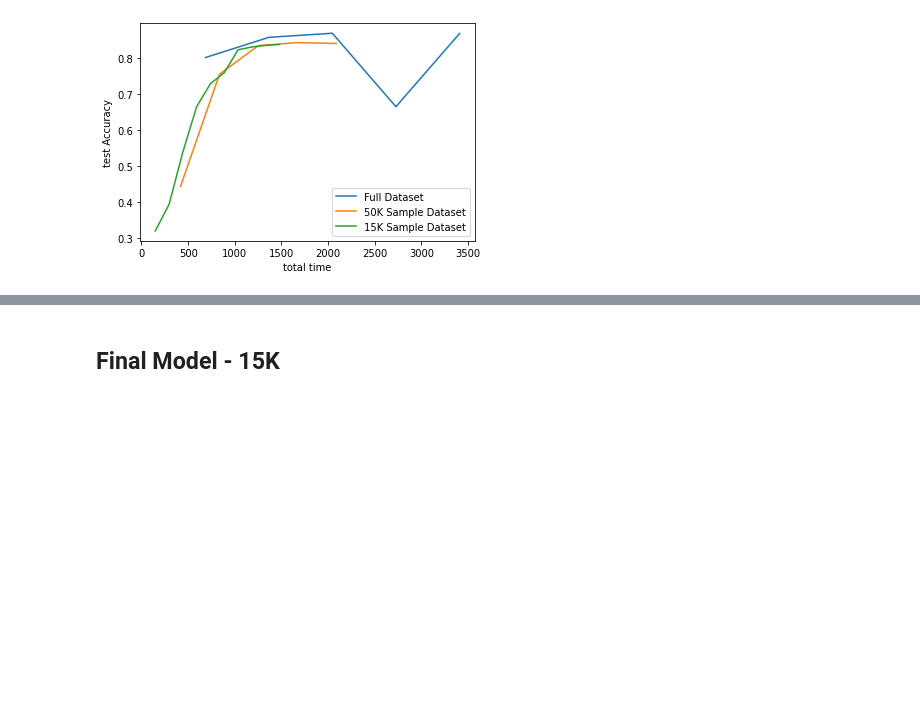
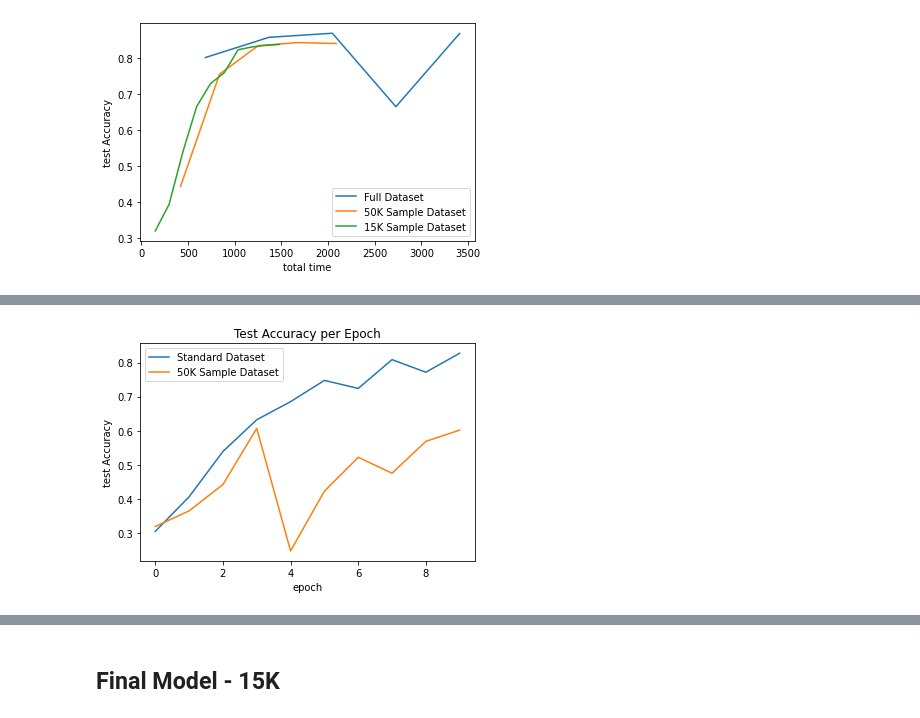
Before and after one commit to skbetz54/Samuel_DATA606, a Jupyter notebook: Notebooks/Machine_Learning_Implementation.ipynb, the cells around one changed output, grey strips where cells are left out. Saved outputs shown, nothing was run; the diff lists cells and outputs as text; code cells hidden in the pictures; blank space fills up the shorter version.

```diff
--- a/Notebooks/Machine_Learning_Implementation.ipynb
+++ b/Notebooks/Machine_Learning_Implementation.ipynb
@@ -597,0 +777,33 @@ sns.lineplot(x='total time', y='test Accuracy', data=batch1_packed_15k, label='1
+# %%
+D = 64
+vocab_size = len(idx2word_std)
+vocab_size_stop = len(idx2word_stop)
+hidden_nodes = 256
+classes = len(tweet_dict_standard.keys())
+
+device = torch.device("cuda") if torch.cuda.is_available() else torch.device("cpu")
+
+
+RNN_standard = nn.Sequential(
+    nn.Embedding(vocab_size, D),
+    nn.RNN(D, hidden_nodes, batch_first = True),
+    LastTimeStep(),
+    nn.Linear(hidden_nodes, classes)
+)
+RNN_stopword = nn.Sequential(
+    nn.Embedding(vocab_size_stop, D),
+    nn.RNN(D, hidden_nodes, batch_first = True),
+    LastTimeStep(),
+    nn.Linear(hidden_nodes, classes)
+)
+
+lossfunc = nn.CrossEntropyLoss()
+
+opt_std = torch.optim.SGD(RNN_standard.parameters(), lr=0.001)
+opt_stop = torch.optim.SGD(RNN_stopword.parameters(), lr=0.001)
+# %%
+standard_results = train_simple_network(RNN_standard, lossfunc, train_loader_std,
+test_loader=test_loader_std, score_funcs={'Accuracy': accuracy_score}, device=device,
+epochs=10)
+
+standard_results.tail()
@@ -597,0 +817,7 @@ sns.lineplot(x='total time', y='test Accuracy', data=batch1_packed_15k, label='1
+# %%
+lossfunc = nn.CrossEntropyLoss()
+
+stopword_results = train_simple_network(RNN_stopword, lossfunc, train_loader_stop, test_loader=test_loader_stop,
+                                        score_funcs={'Accuracy': accuracy_score}, device=device, epochs=10)
+
+stopword_results.tail()
@@ -597,0 +831,7 @@ sns.lineplot(x='total time', y='test Accuracy', data=batch1_packed_15k, label='1
+# %%
+sns.lineplot(x='epoch', y='test Accuracy', data=standard_results, label='Standard Dataset')
+sns.lineplot(x='epoch', y='test Accuracy', data=stopword_results, label='50K Sample Dataset')
+plt.title("Test Accuracy per Epoch")
+plt.show()
+# %% [output]
+[figure, added]
```
Also changed, not shown: parts of 18 cells of this notebook.
